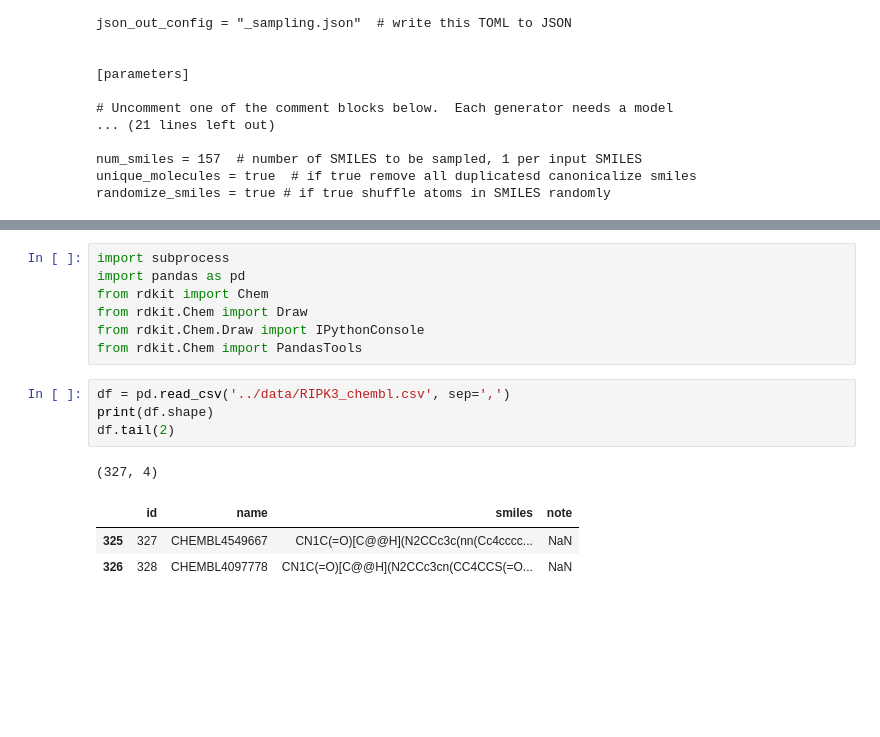
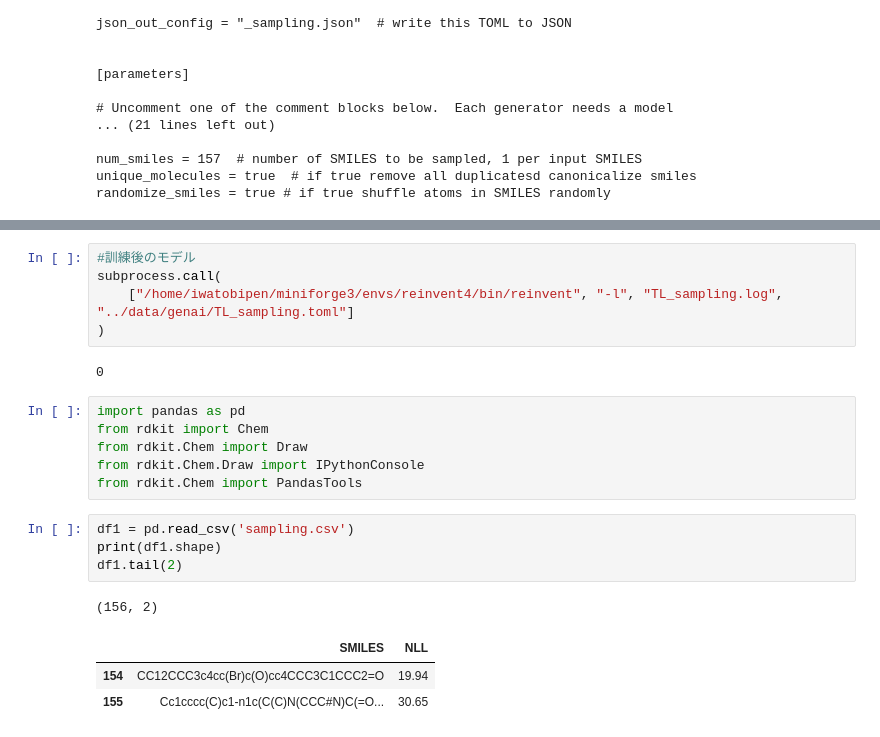
Before and after one commit to cbi-society/cheminfo_tutorial_20241028, a Jupyter notebook: notebook/05_reinvent.ipynb, the cells around one changed output, grey strips where cells are left out. Cells and saved outputs as stored; diff of their text form; blank space fills up the shorter version.

Commit message:
add reinvent example

```diff
--- a/notebook/05_reinvent.ipynb
+++ b/notebook/05_reinvent.ipynb
@@ -66,17 +108,23 @@ randomize_smiles = true # if true shuffle atoms in SMILES randomly
+# %%
+#訓練後のモデル
+subprocess.call(
+    ["/home/iwatobipen/miniforge3/envs/reinvent4/bin/reinvent", "-l", "TL_sampling.log", "../data/genai/TL_sampling.toml"]
+)
+# %% [output]
+0
 # %%
-import subprocess
 import pandas as pd
 from rdkit import Chem
 from rdkit.Chem import Draw
 from rdkit.Chem.Draw import IPythonConsole
 from rdkit.Chem import PandasTools
 # %%
-df = pd.read_csv('../data/RIPK3_chembl.csv', sep=',')
-print(df.shape)
-df.tail(2)
+df1 = pd.read_csv('sampling.csv')
+print(df1.shape)
+df1.tail(2)
 # %% [output]
-(327, 4)
+(156, 2)
-|  | id | name | smiles | note |
-| 325 | 327 | CHEMBL4549667 | CN1C(=O)[C@@H](N2CCc3c(nn(Cc4cccc... | NaN |
-| 326 | 328 | CHEMBL4097778 | CN1C(=O)[C@@H](N2CCc3cn(CC4CCS(=O... | NaN |
+|  | SMILES | NLL |
+| 154 | CC12CCC3c4cc(Br)c(O)cc4CCC3C1CCC2=O | 19.94 |
+| 155 | Cc1cccc(C)c1-n1c(C(C)N(CCC#N)C(=O... | 30.65 |
 # %%
```
Also changed, not shown: parts of 12 cells of this notebook, 6 other files.
